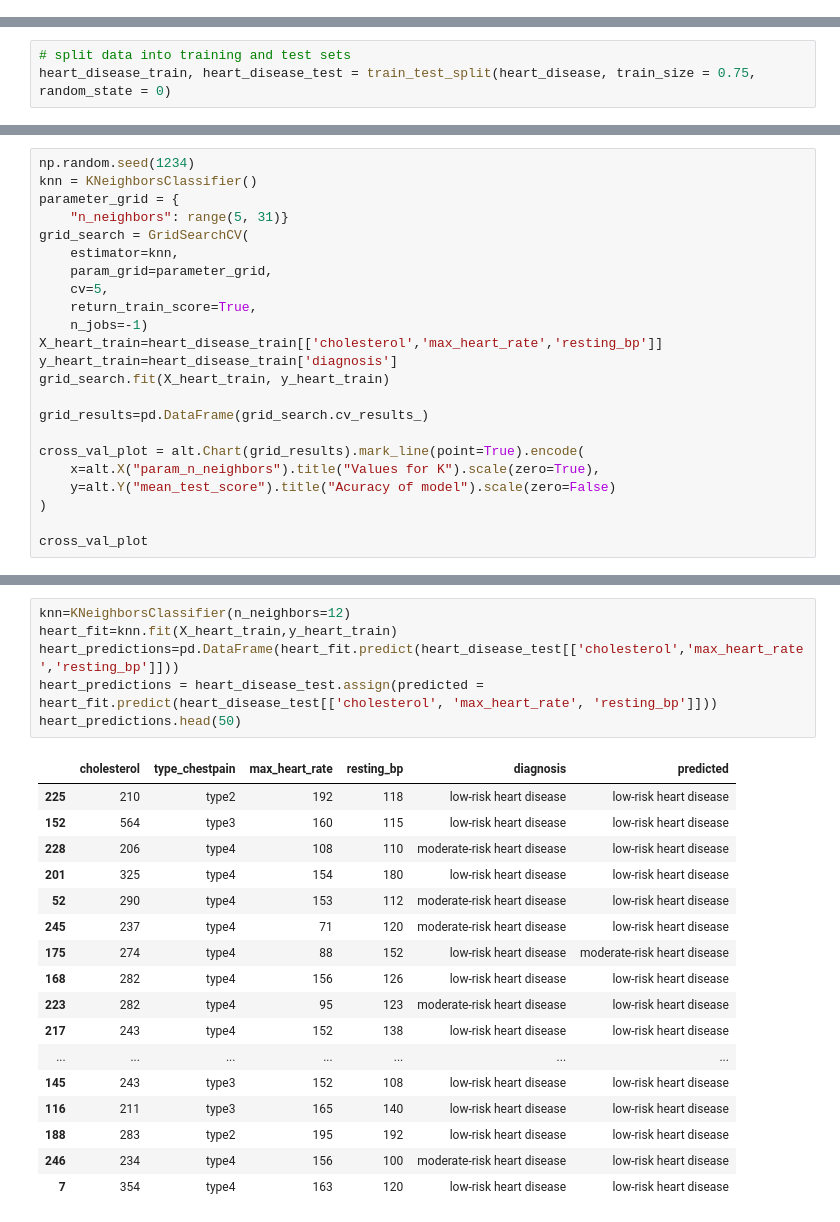
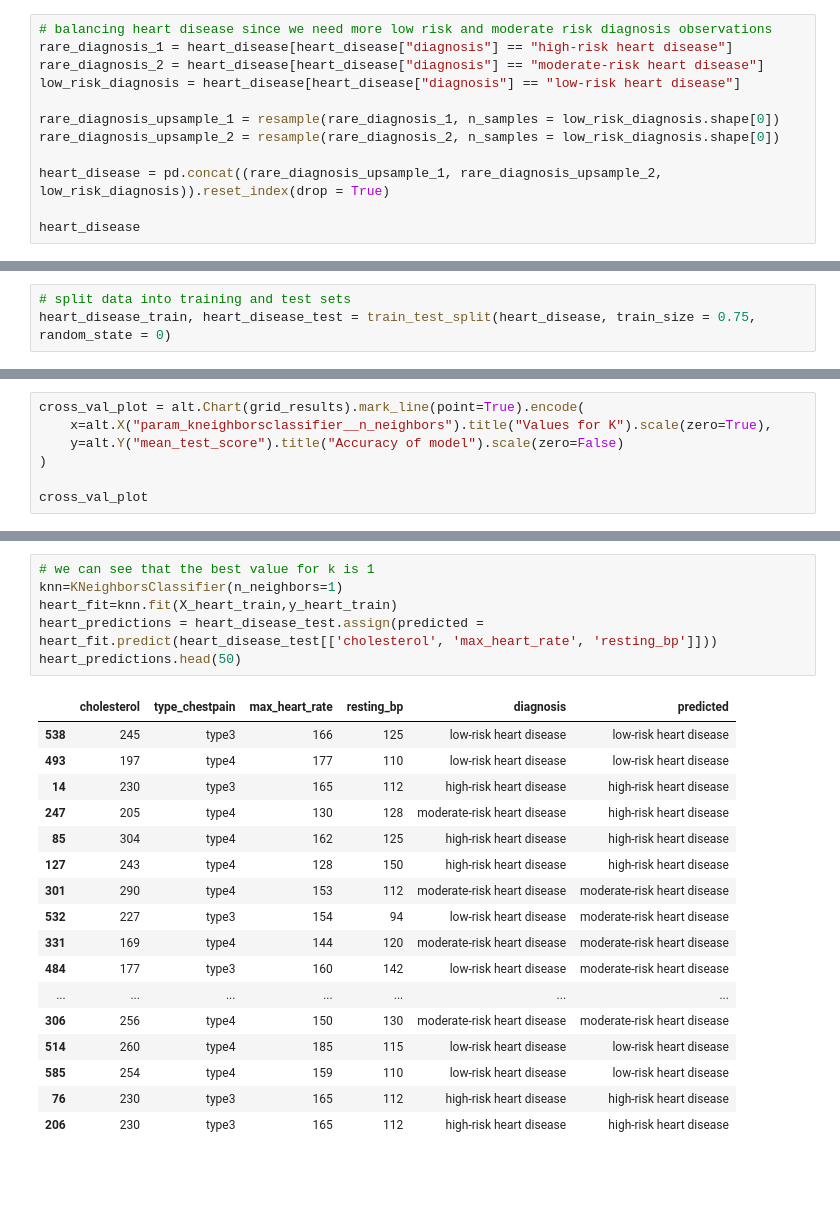
Before and after one commit to KodyForsyth/dsci_project, a Jupyter notebook: heart_disease_REPORT.ipynb, the cells around one changed output, grey strips where cells are left out. Drawn from its saved outputs; the diff is of its cells as text; blank space fills up the shorter version.

Commit message:
Organized new model

```diff
--- a/heart_disease_REPORT.ipynb
+++ b/heart_disease_REPORT.ipynb
@@ -80,0 +72,12 @@ heart_disease
+# %%
+# balancing heart disease since we need more low risk and moderate risk diagnosis observations
+rare_diagnosis_1 = heart_disease[heart_disease["diagnosis"] == "high-risk heart disease"]
+rare_diagnosis_2 = heart_disease[heart_disease["diagnosis"] == "moderate-risk heart disease"]
+low_risk_diagnosis = heart_disease[heart_disease["diagnosis"] == "low-risk heart disease"]
+
+rare_diagnosis_upsample_1 = resample(rare_diagnosis_1, n_samples = low_risk_diagnosis.shape[0])
+rare_diagnosis_upsample_2 = resample(rare_diagnosis_2, n_samples = low_risk_diagnosis.shape[0])
+
+heart_disease = pd.concat((rare_diagnosis_upsample_1, rare_diagnosis_upsample_2, low_risk_diagnosis)).reset_index(drop = True)
+
+heart_disease
@@ -200,49 +258,33 @@ heart_disease_standard.columns=['cholesterol','max_heart_rate','resting_bp']
 # %%
-np.random.seed(1234)
-knn = KNeighborsClassifier()
-parameter_grid = {
-    "n_neighbors": range(5, 31)}
-grid_search = GridSearchCV(
-    estimator=knn,
-    param_grid=parameter_grid,
-    cv=5,
-    return_train_score=True,
-    n_jobs=-1)
-X_heart_train=heart_disease_train[['cholesterol','max_heart_rate','resting_bp']]
-y_heart_train=heart_disease_train['diagnosis']
-grid_search.fit(X_heart_train, y_heart_train)
-
-grid_results=pd.DataFrame(grid_search.cv_results_)
-
 cross_val_plot = alt.Chart(grid_results).mark_line(point=True).encode(
-    x=alt.X("param_n_neighbors").title("Values for K").scale(zero=True),
-    y=alt.Y("mean_test_score").title("Acuracy of model").scale(zero=False)
+    x=alt.X("param_kneighborsclassifier__n_neighbors").title("Values for K").scale(zero=True),
+    y=alt.Y("mean_test_score").title("Accuracy of model").scale(zero=False)
 )
 
 cross_val_plot
 # %% [output]
 [interactive output not drawn]
 # %%
-knn=KNeighborsClassifier(n_neighbors=12)
+# we can see that the best value for k is 1
+knn=KNeighborsClassifier(n_neighbors=1)
 heart_fit=knn.fit(X_heart_train,y_heart_train)
-heart_predictions=pd.DataFrame(heart_fit.predict(heart_disease_test[['cholesterol','max_heart_rate','resting_bp']]))
 heart_predictions = heart_disease_test.assign(predicted = heart_fit.predict(heart_disease_test[['cholesterol', 'max_heart_rate', 'resting_bp']]))
 heart_predictions.head(50)
 # %% [output]
 |  | cholesterol | type_chestpain | max_heart_rate | resting_bp | diagnosis | predicted |
-| 225 | 210 | type2 | 192 | 118 | low-risk heart disease | low-risk heart disease |
-| 152 | 564 | type3 | 160 | 115 | low-risk heart disease | low-risk heart disease |
-| 228 | 206 | type4 | 108 | 110 | moderate-risk heart disease | low-risk heart disease |
-| 201 | 325 | type4 | 154 | 180 | low-risk heart disease | low-risk heart disease |
-| 52 | 290 | type4 | 153 | 112 | moderate-risk heart disease | low-risk heart disease |
-| 245 | 237 | type4 | 71 | 120 | moderate-risk heart disease | low-risk heart disease |
-| 175 | 274 | type4 | 88 | 152 | low-risk heart disease | moderate-risk heart disease |
-| 168 | 282 | type4 | 156 | 126 | low-risk heart disease | low-risk heart disease |
-| 223 | 282 | type4 | 95 | 123 | moderate-risk heart disease | low-risk heart disease |
-| 217 | 243 | type4 | 152 | 138 | low-risk heart disease | low-risk heart disease |
+| 538 | 245 | type3 | 166 | 125 | low-risk heart disease | low-risk heart disease |
+| 493 | 197 | type4 | 177 | 110 | low-risk heart disease | low-risk heart disease |
+| 14 | 230 | type3 | 165 | 112 | high-risk heart disease | high-risk heart disease |
+| 247 | 205 | type4 | 130 | 128 | moderate-risk heart disease | high-risk heart disease |
+| 85 | 304 | type4 | 162 | 125 | high-risk heart disease | high-risk heart disease |
+| 127 | 243 | type4 | 128 | 150 | high-risk heart disease | high-risk heart disease |
+| 301 | 290 | type4 | 153 | 112 | moderate-risk heart disease | moderate-risk heart disease |
+| 532 | 227 | type3 | 154 | 94 | low-risk heart disease | moderate-risk heart disease |
+| 331 | 169 | type4 | 144 | 120 | moderate-risk heart disease | moderate-risk heart disease |
+| 484 | 177 | type3 | 160 | 142 | low-risk heart disease | moderate-risk heart disease |
 | ... | ... | ... | ... | ... | ... | ... |
-| 145 | 243 | type3 | 152 | 108 | low-risk heart disease | low-risk heart disease |
-| 116 | 211 | type3 | 165 | 140 | low-risk heart disease | low-risk heart disease |
-| 188 | 283 | type2 | 195 | 192 | low-risk heart disease | low-risk heart disease |
-| 246 | 234 | type4 | 156 | 100 | moderate-risk heart disease | low-risk heart disease |
-| 7 | 354 | type4 | 163 | 120 | low-risk heart disease | low-risk heart disease |
+| 306 | 256 | type4 | 150 | 130 | moderate-risk heart disease | moderate-risk heart disease |
+| 514 | 260 | type4 | 185 | 115 | low-risk heart disease | low-risk heart disease |
+| 585 | 254 | type4 | 159 | 110 | low-risk heart disease | low-risk heart disease |
+| 76 | 230 | type3 | 165 | 112 | high-risk heart disease | high-risk heart disease |
+| 206 | 230 | type3 | 165 | 112 | high-risk heart disease | high-risk heart disease |
```
Also changed, not shown: parts of 22 cells of this notebook.
